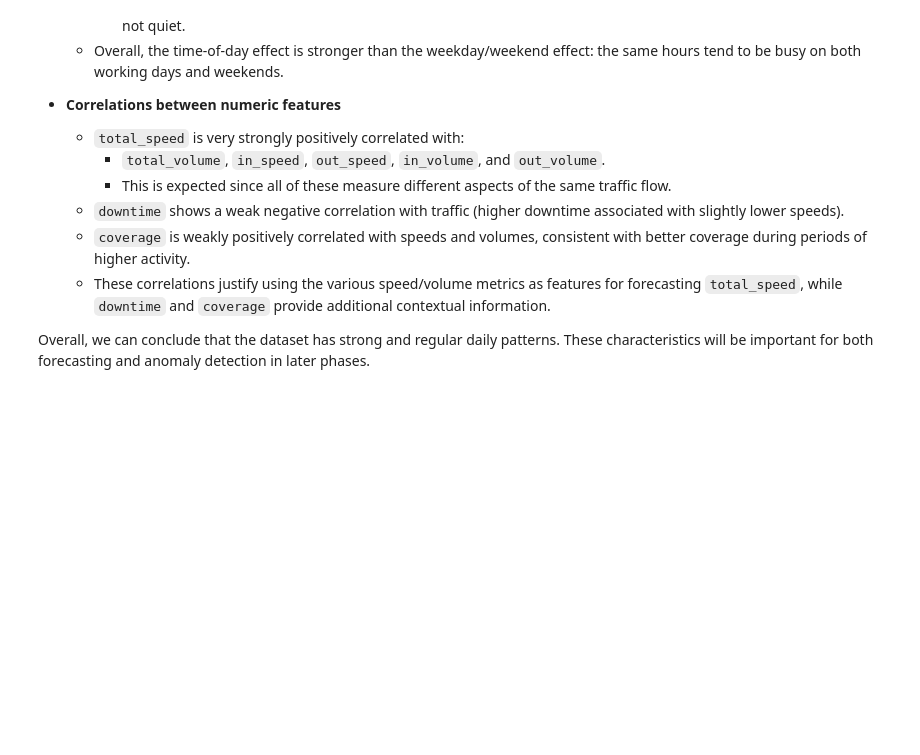
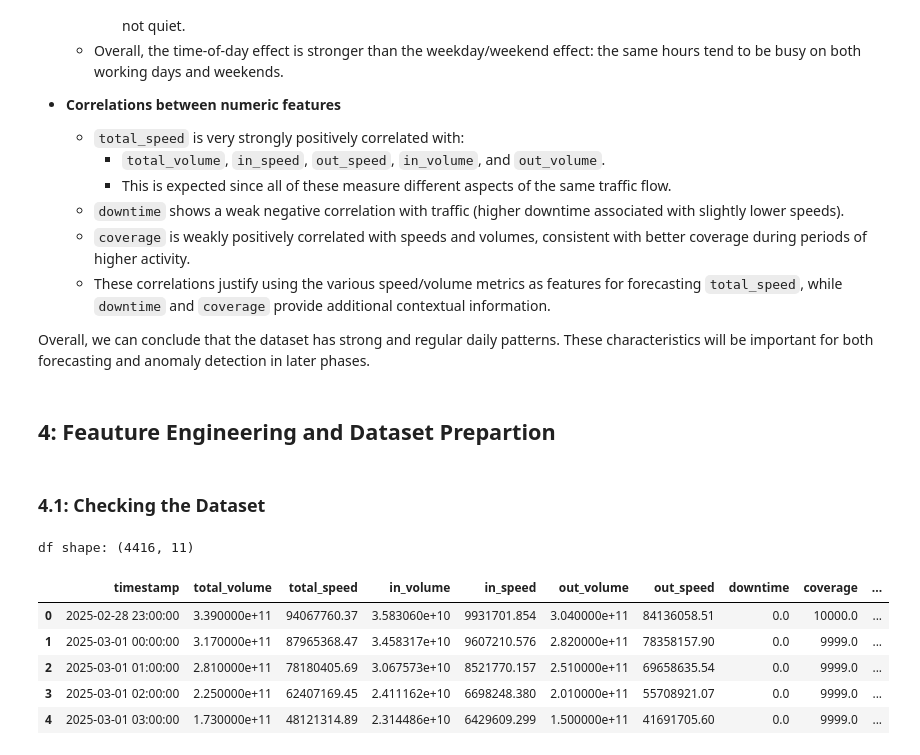
Before and after one commit to Ayatelawej/EC558_project, a Jupyter notebook: notebooks/EC558_core_pipeline.ipynb, the cells around one changed output. Saved outputs shown, nothing was run; the diff lists cells and outputs as text; code cells hidden in the pictures; blank space fills up the shorter version.

Commit message:
Feature Engineering

```diff
--- a/notebooks/EC558_core_pipeline.ipynb
+++ b/notebooks/EC558_core_pipeline.ipynb
@@ -682,3 +682,18 @@ plt.show()
   - These correlations justify using the various speed/volume metrics as features for forecasting `total_speed`, while `downtime` and `coverage` provide additional contextual information.
 
 Overall, we can conclude that the dataset has strong and regular daily patterns. These characteristics will be important for both forecasting and anomaly detection in later phases.
+# %% [markdown]
+<h2>4: Feauture Engineering and Dataset Prepartion </h2>
+# %% [markdown]
+<h3>4.1: Checking the Dataset </h3>
+# %%
+print("df shape:", df.shape)
+df.head()
+# %% [output]
+df shape: (4416, 11)
+|  | timestamp | total_volume | total_speed | in_volume | in_speed | out_volume | out_speed | downtime | coverage | ... |
+| 0 | 2025-02-28 23:00:00 | 3.390000e+11 | 94067760.37 | 3.583060e+10 | 9931701.854 | 3.040000e+11 | 84136058.51 | 0.0 | 10000.0 | ... |
+| 1 | 2025-03-01 00:00:00 | 3.170000e+11 | 87965368.47 | 3.458317e+10 | 9607210.576 | 2.820000e+11 | 78358157.90 | 0.0 | 9999.0 | ... |
+| 2 | 2025-03-01 01:00:00 | 2.810000e+11 | 78180405.69 | 3.067573e+10 | 8521770.157 | 2.510000e+11 | 69658635.54 | 0.0 | 9999.0 | ... |
+| 3 | 2025-03-01 02:00:00 | 2.250000e+11 | 62407169.45 | 2.411162e+10 | 6698248.380 | 2.010000e+11 | 55708921.07 | 0.0 | 9999.0 | ... |
+| 4 | 2025-03-01 03:00:00 | 1.730000e+11 | 48121314.89 | 2.314486e+10 | 6429609.299 | 1.500000e+11 | 41691705.60 | 0.0 | 9999.0 | ... |
```
Also changed, not shown: parts of 20 cells of this notebook, 3 other files.
